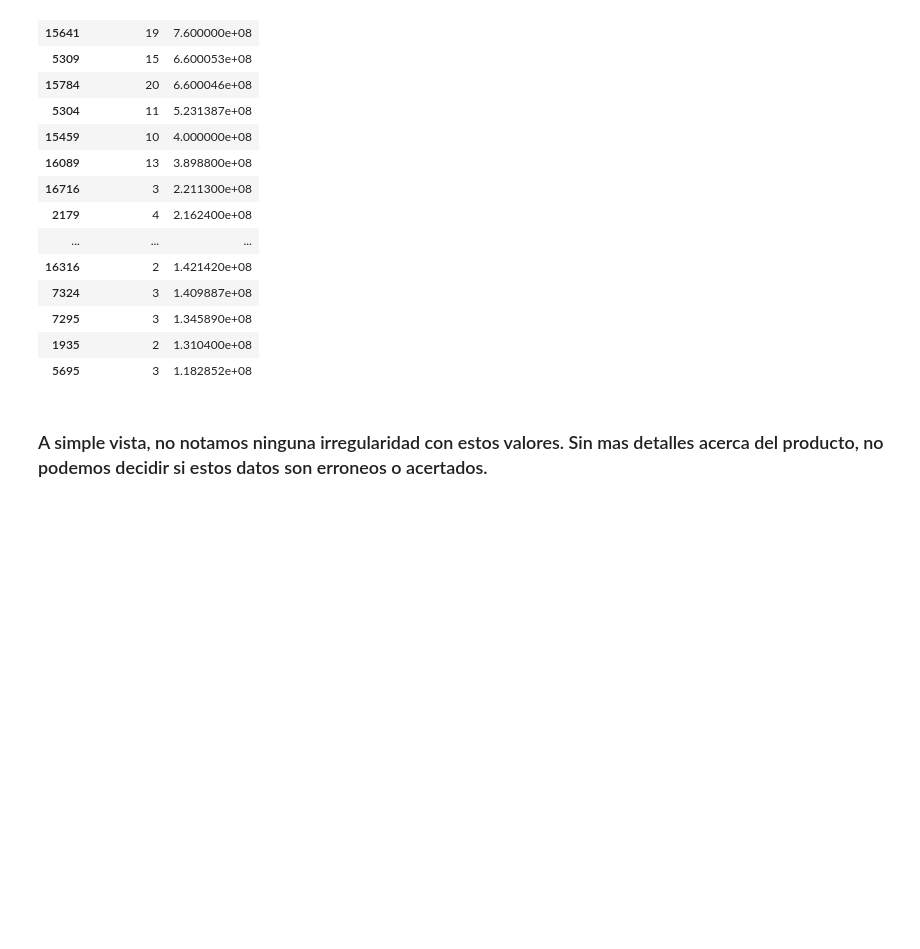
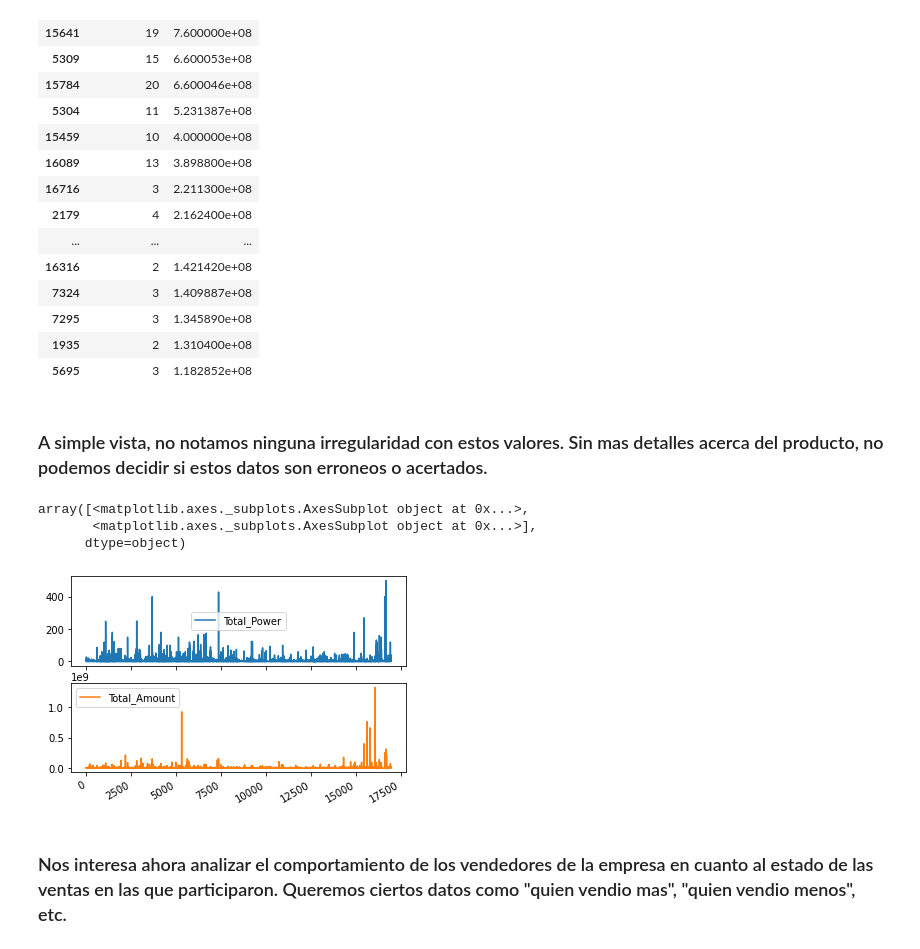
Before and after one commit to joaquinhojman/Entrenamieto_ECI_2020, a Jupyter notebook: TP1.ipynb, the cells around one changed output. Saved outputs shown, nothing was run; the diff lists cells and outputs as text; code cells hidden in the pictures; blank space fills up the shorter version.

```diff
--- a/TP1.ipynb
+++ b/TP1.ipynb
@@ -610,3 +679,15 @@ potenciasXprecio100.nlargest(20,'Total_Amount')
 | 5695 | 3 | 1.182852e+08 |
 # %% [markdown]
 ### A simple vista, no notamos ninguna irregularidad con estos valores. Sin mas detalles acerca del producto, no podemos decidir si estos datos son erroneos o acertados.
+# %%
+#Adicionalmente agregamos otra grafica donde se ve la relacion entre el precio y la potencia del producto.
+#Nuevamente observamos que en lineas generales el precio crece cuando sube la potencia.
+
+potenciaXprecio.plot.line(subplots=True)
+# %% [output]
+array([<matplotlib.axes._subplots.AxesSubplot object at 0x...>,
+       <matplotlib.axes._subplots.AxesSubplot object at 0x...>],
+      dtype=object)
+[figure, added]
+# %% [markdown]
+### Nos interesa ahora analizar el comportamiento de los vendedores de la empresa en cuanto al estado de las ventas en las que participaron. Queremos ciertos datos como "quien vendio mas", "quien vendio menos", etc.
```
Also changed, not shown: parts of 99 cells of this notebook.
